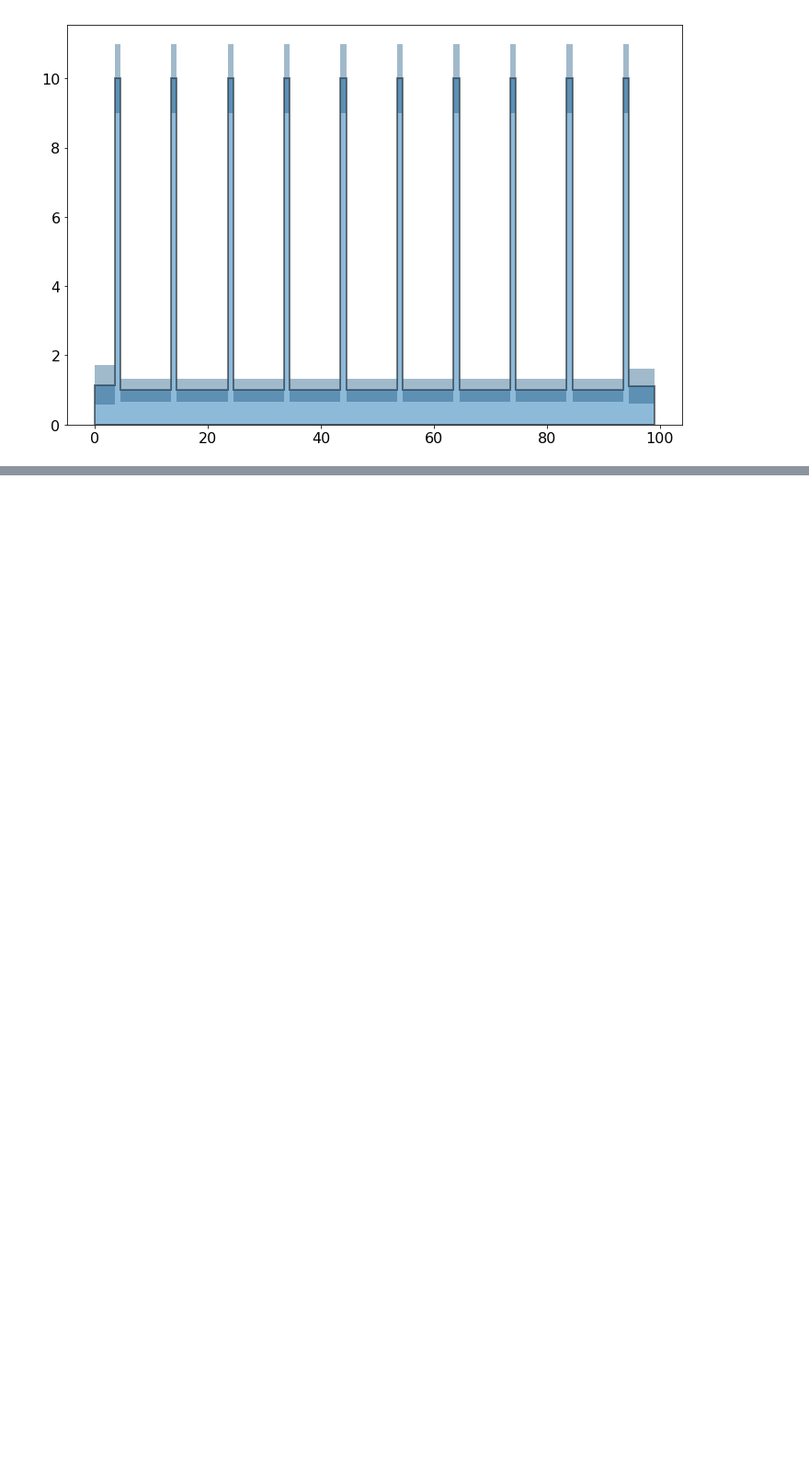
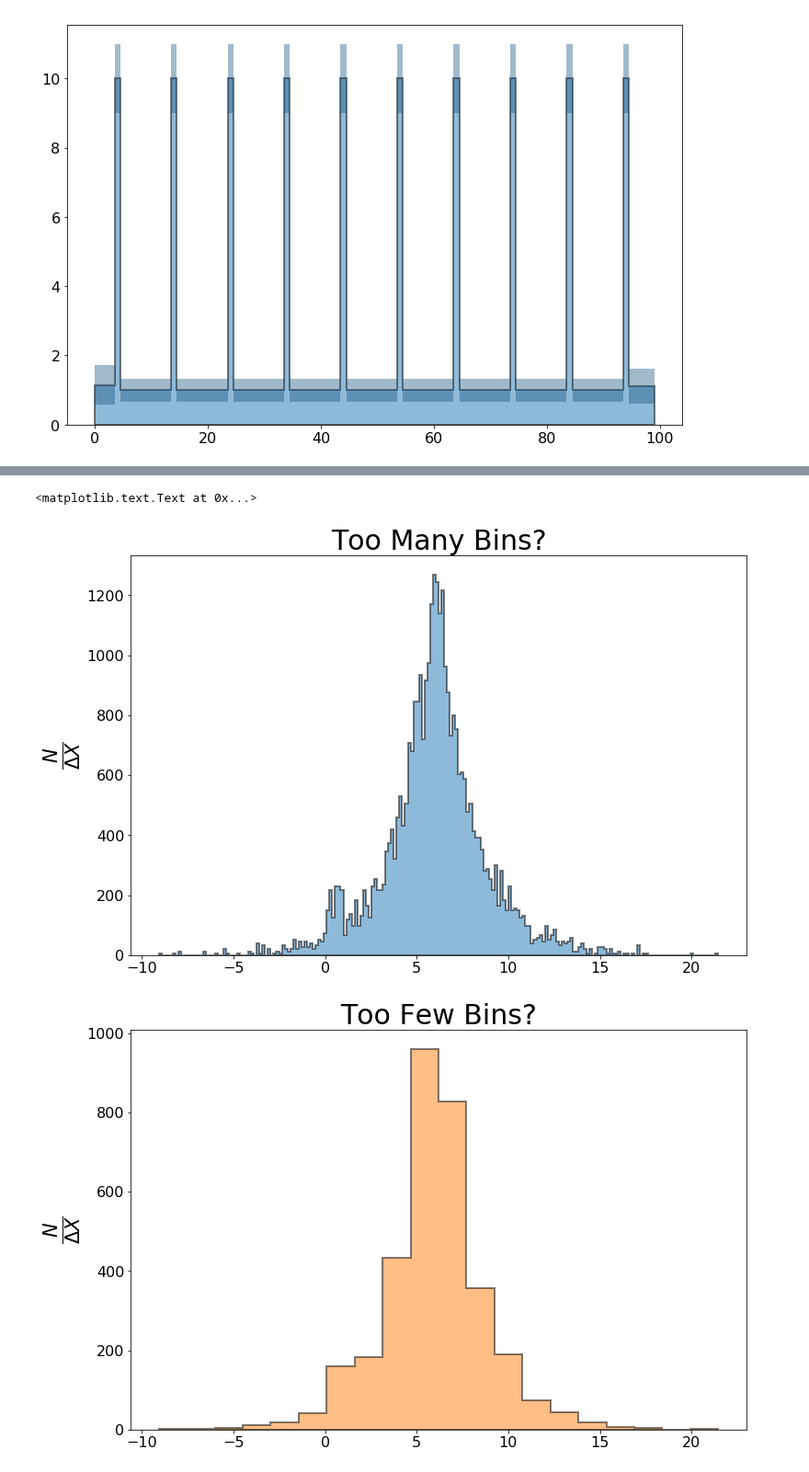
Before and after one commit to pollackscience/histogram_plus, a Jupyter notebook: scripts/hist_plus.ipynb, the cells around one changed output, grey strips where cells are left out. Shown at 92% size. Drawn from its saved outputs; the diff is of its cells as text; code cells hidden in the pictures; blank space fills up the shorter version.

```diff
--- a/scripts/hist_plus.ipynb
+++ b/scripts/hist_plus.ipynb
@@ -99,0 +129,19 @@ oh = hist(data, bins='blocks', weights=weights, errorbars=True, histtype='stepfi
+# %%
+data_dbl = np.concatenate([np.random.laplace(6,2, size=5000), np.random.uniform(1,0.15, size=100)])
+# %%
+#oh = hist(data_dbl, bins='blocks', histtype='stepfilled', scale='binwidth', p0=0.2)
+oh = hist(data_dbl, bins=200, histtype='stepfilled', scale='binwidth')
+plt.title('Too Many Bins?', fontsize=30)
+plt.ylabel(r'$\frac{N}{\Delta X}$', fontsize=30)
+plt.figure()
+oh = hist(data_dbl, bins=20, histtype='stepfilled', scale='binwidth', color='C1')
+plt.title('Too Few Bins?', fontsize=30)
+plt.ylabel(r'$\frac{N}{\Delta X}$', fontsize=30)
+plt.figure()
+oh = hist(data_dbl, bins='blocks', histtype='stepfilled', scale='binwidth', color='C2', p0=0.05)
+plt.title('Just Right?', fontsize=30)
+plt.ylabel(r'$\frac{N}{\Delta X}$', fontsize=30)
+# %% [output]
+<matplotlib.text.Text at 0x...>
+[figure, added]
+[figure, added]
```
Also changed, not shown: parts of 6 cells of this notebook, 1 other file.
